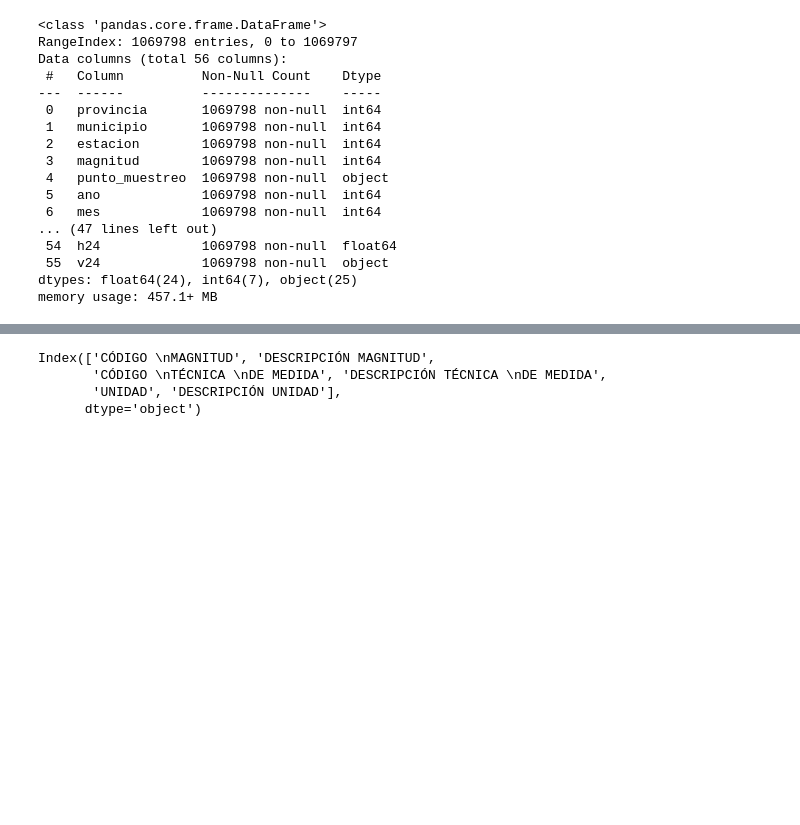
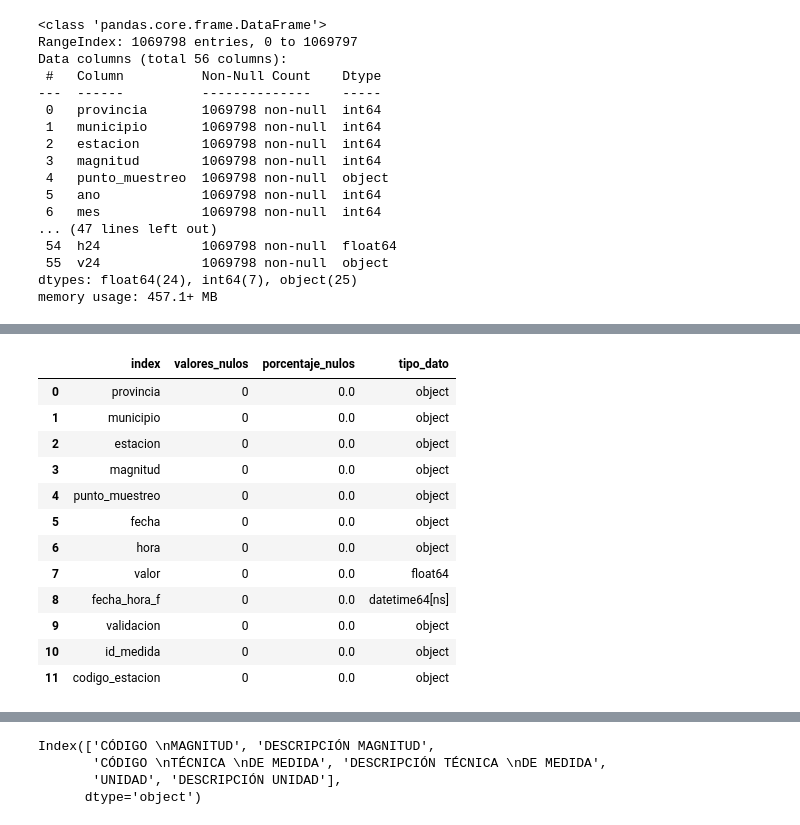
Before and after one commit to MartaM1206/proyecto_final, a Jupyter notebook: notebooks/transform.ipynb, the cells around one changed output, grey strips where cells are left out. Saved outputs shown, nothing was run; the diff lists cells and outputs as text; code cells hidden in the pictures; blank space fills up the shorter version.

```diff
--- a/notebooks/transform.ipynb
+++ b/notebooks/transform.ipynb
@@ -254,0 +254,38 @@ memory usage: 4.6+ GB
+# %%
+def reporte(df):
+    """Genera un reporte de valores nulos, porcentaje de nulos y tipo de dato
+    para cada columna de un DataFrame.
+
+    Args:
+        df (pd.DataFrame): El DataFrame para el cual se generará el reporte.
+
+    Returns:
+        pd.DataFrame: Un DataFrame que contiene el reporte. Las columnas son:
+            - index: Nombre de la columna original del DataFrame de entrada.
+            - valores_nulos: Cantidad de valores nulos en la columna.
+            - porcentaje_nulos: Porcentaje de valores nulos en la columna.
+            - tipo_dato: Tipo de dato de la columna.
+    """
+
+    df_reporte = pd.DataFrame()
+    df_reporte["valores_nulos"] = df.isnull().sum()
+    df_reporte["porcentaje_nulos"] = round(((df.isnull().sum())/df.shape[0])*100,2)
+    df_reporte["tipo_dato"]=df.dtypes
+    df_reporte = df_reporte.reset_index(drop=False)
+    return df_reporte
+# %%
+reporte(df_medidas_madrid)
+# %% [output]
+|  | index | valores_nulos | porcentaje_nulos | tipo_dato |
+| 0 | provincia | 0 | 0.0 | object |
+| 1 | municipio | 0 | 0.0 | object |
+| 2 | estacion | 0 | 0.0 | object |
+| 3 | magnitud | 0 | 0.0 | object |
+| 4 | punto_muestreo | 0 | 0.0 | object |
+| 5 | fecha | 0 | 0.0 | object |
+| 6 | hora | 0 | 0.0 | object |
+| 7 | valor | 0 | 0.0 | float64 |
+| 8 | fecha_hora_f | 0 | 0.0 | datetime64[ns] |
+| 9 | validacion | 0 | 0.0 | object |
+| 10 | id_medida | 0 | 0.0 | object |
+| 11 | codigo_estacion | 0 | 0.0 | object |
```
Also changed, not shown: parts of 12 cells of this notebook, 7 other files.
